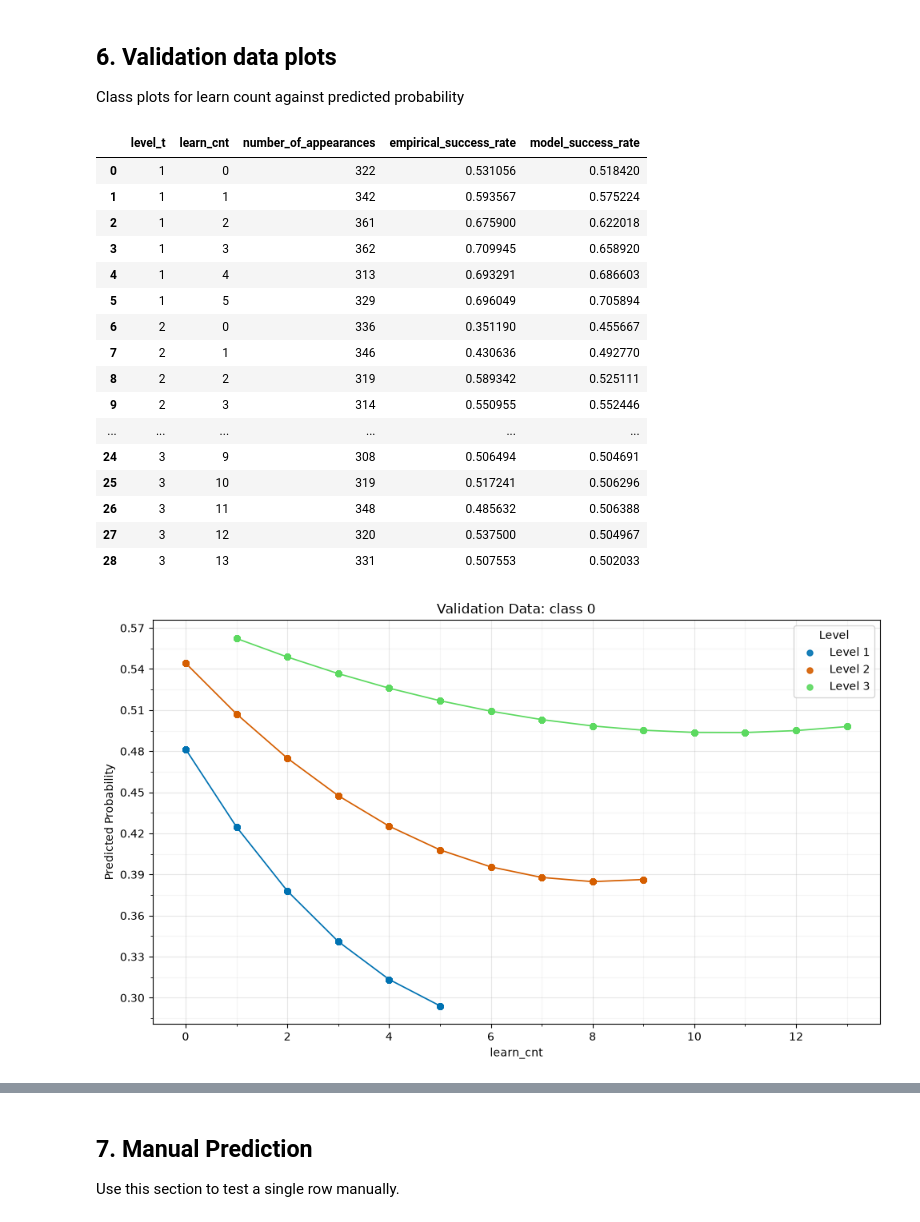
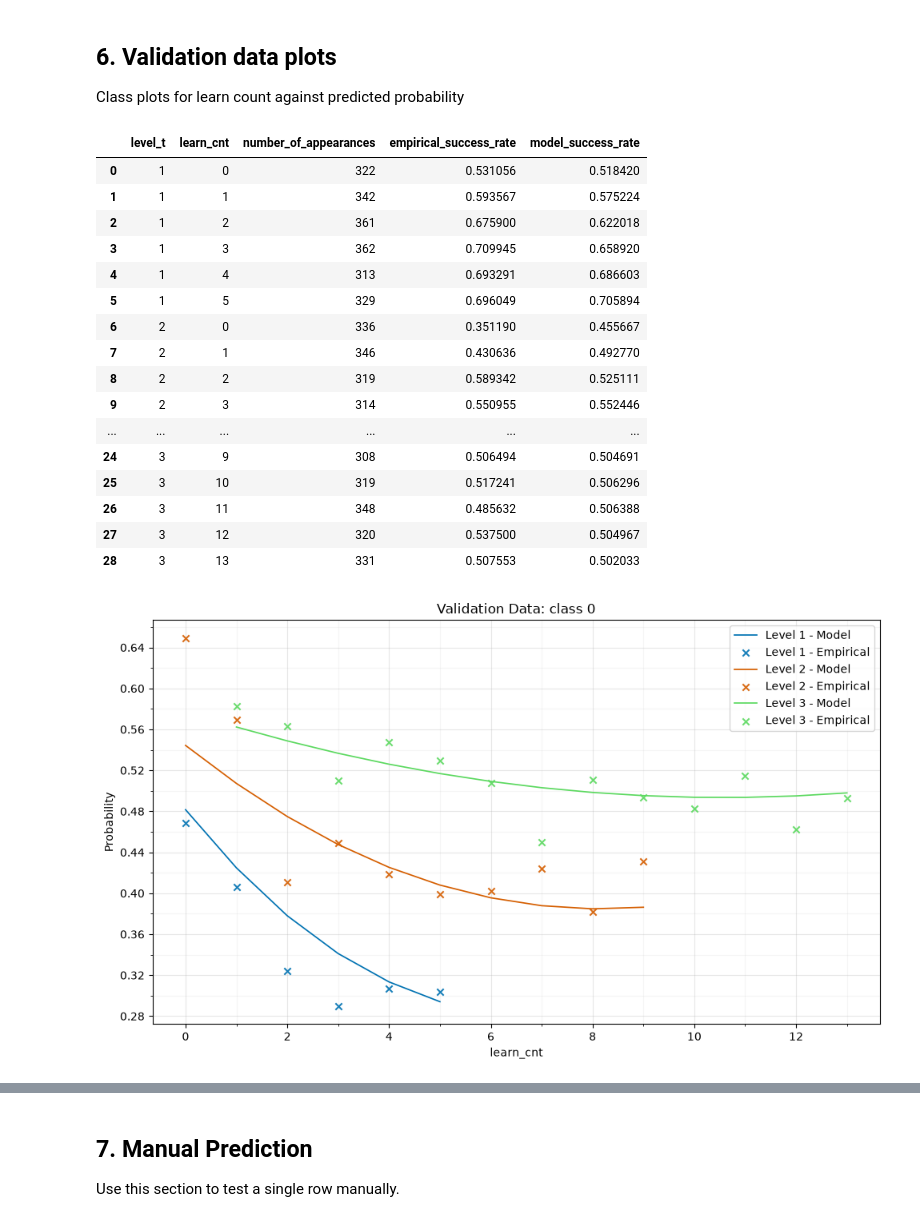
Before and after one commit to andrewvalletta/DissertationRepo, a Jupyter notebook: python/naive_bayes_capped.ipynb, the cells around one changed output, grey strips where cells are left out. Drawn from its saved outputs; the diff is of its cells as text; code cells hidden in the pictures.

Commit message:
Classifier plots with empirical data points

```diff
--- a/python/naive_bayes_capped.ipynb
+++ b/python/naive_bayes_capped.ipynb
@@ -279,7 +279,6 @@ weighted avg       0.57      0.57      0.56      9570
 Class plots for learn count against predicted probability
 # %%
 validation_result = training_results[CAPPED_DATASET_NAME]
-
 validation_data = validation_result["X_test"].copy()
 validation_data["a_t"] = validation_result["y_test"].to_numpy()
 
@@ -301,78 +300,103 @@ validation_combination_table = (
     .sort_values(["level_t", "learn_cnt"])
     .reset_index(drop=True)
 )
-
 display(validation_combination_table)
 
 # ---------------------------------------------------------------------------
 # Validation probability plots
 # ---------------------------------------------------------------------------
-
 levels = sorted(validation_data["level_t"].dropna().unique())
 colours = {1: "#0072B2", 2: "#D55E00", 3: "#5CD960"}
+
 class_columns = [
-    ("probability_class_0", "Validation Data: class 0"),
-    ("probability_class_1", "Validation Data: class 1"),
+    (0, "probability_class_0", "Validation Data: class 0"),
+    (1, "probability_class_1", "Validation Data: class 1"),
 ]
 
 validation_probabilities = validation_result["model"].predict_proba(validation_data[FEATURE_COLUMNS])
 validation_data["probability_class_0"] = validation_probabilities[:, 0]
 validation_data["probability_class_1"] = validation_probabilities[:, 1]
 
-def plot_validation_class(probability_column: str, title: str) -> None:
+def plot_validation_class(class_value: int, probability_column: str, title: str) -> None:
     fig, axis = plt.subplots(figsize=(10, 6))
-
     for level in levels:
         level_frame = validation_data.loc[
             validation_data["level_t"] == level,
-            ["learn_cnt", probability_column]
+            ["learn_cnt", probability_column, "a_t"]
         ]
         if level_frame.empty:
             continue
 
-        level_frame = level_frame.sort_values("learn_cnt")
+        # Model line: mean predicted probability per learn_cnt, no point markers.
+        model_frame = (
+            level_frame
+            .groupby("learn_cnt", as_index=False)[probability_column]
+            .mean()
+            .sort_values("learn_cnt")
+        )
+
+        # Empirical crosses: observed rate of the target class per learn_cnt.
+        empirical_frame = (
+            level_frame
+            .assign(is_class=(level_frame["a_t"] == class_value).astype(float))
+            .groupby("learn_cnt", as_index=False)["is_class"]
+            .mean()
+            .sort_values("learn_cnt")
+        )
+
         plot_colour = colours.get(level)
-        scatter_kwargs = {"s": 26, "alpha": 0.9, "label": f"Level {level}", "zorder": 3}
-        line_kwargs = {"linestyle": "-", "linewidth": 1.25, "zorder": 2}
+        line_kwargs = {
+            "linestyle": "-",
+            "linewidth": 1.25,
+            "zorder": 2,
+            "label": f"Level {level} - Model",
+        }
+        scatter_kwargs = {
+            "marker": "x",
+            "s": 36,
+            "alpha": 0.9,
+            "zorder": 3,
+            "label": f"Level {level} - Empirical",
+        }
 
         if plot_colour is not None:
+            line_kwargs["color"] = plot_colour
             scatter_kwargs["color"] = plot_colour
-            line_kwargs["color"] = plot_colour
 
-        axis.scatter(level_frame["learn_cnt"], level_frame[probability_column], **scatter_kwargs)
-        axis.plot(level_frame["learn_cnt"], level_frame[probability_column], **line_kwargs)
+        axis.plot(model_frame["learn_cnt"], model_frame[probability_column], **line_kwargs)
+        axis.scatter(empirical_frame["learn_cnt"], empirical_frame["is_class"], **scatter_kwargs)
 
     axis.set_xlabel("learn_cnt")
-    axis.set_ylabel("Predicted Probability")
+    axis.set_ylabel("Probability")
     axis.set_title(title)
     axis.xaxis.set_major_locator(MaxNLocator(nbins=12, integer=True))
     axis.xaxis.set_minor_locator(AutoMinorLocator(2))
     axis.yaxis.set_major_locator(MaxNLocator(nbins=10))
     axis.yaxis.set_minor_locator(AutoMinorLocator(2))
     axis.grid(True, which="major", alpha=0.3)
     axis.grid(True, which="minor", alpha=0.12)
-    axis.legend(title="Level")
+    axis.legend()
     plt.tight_layout()
     plt.show()
 
-for probability_column, title in class_columns:
-    plot_validation_class(probability_column, title)
+for class_value, probability_column, title in class_columns:
+    plot_validation_class(class_value, probability_column, title)
 # %% [output]
 |  | level_t | learn_cnt | number_of_appearances | empirical_success_rate | model_success_rate |
 | 0 | 1 | 0 | 322 | 0.531056 | 0.518420 |
 | 1 | 1 | 1 | 342 | 0.593567 | 0.575224 |
 | 2 | 1 | 2 | 361 | 0.675900 | 0.622018 |
 | 3 | 1 | 3 | 362 | 0.709945 | 0.658920 |
 | 4 | 1 | 4 | 313 | 0.693291 | 0.686603 |
 | 5 | 1 | 5 | 329 | 0.696049 | 0.705894 |
 | 6 | 2 | 0 | 336 | 0.351190 | 0.455667 |
 | 7 | 2 | 1 | 346 | 0.430636 | 0.492770 |
 | 8 | 2 | 2 | 319 | 0.589342 | 0.525111 |
 | 9 | 2 | 3 | 314 | 0.550955 | 0.552446 |
 | ... | ... | ... | ... | ... | ... |
 | 24 | 3 | 9 | 308 | 0.506494 | 0.504691 |
 | 25 | 3 | 10 | 319 | 0.517241 | 0.506296 |
 | 26 | 3 | 11 | 348 | 0.485632 | 0.506388 |
 | 27 | 3 | 12 | 320 | 0.537500 | 0.504967 |
 | 28 | 3 | 13 | 331 | 0.507553 | 0.502033 |
-[figure, old version]
+[figure, new version]
```
Also changed, not shown: parts of 1 cell of this notebook, 3 other files.
